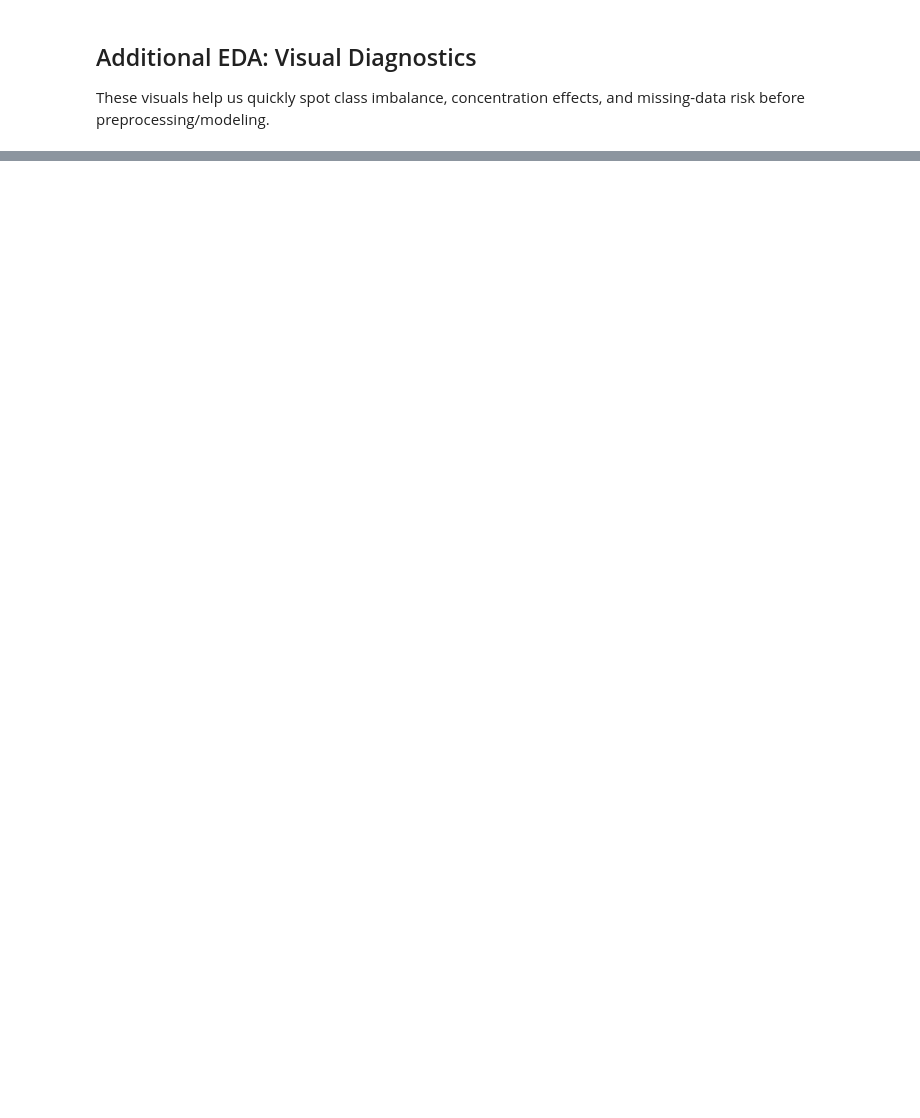
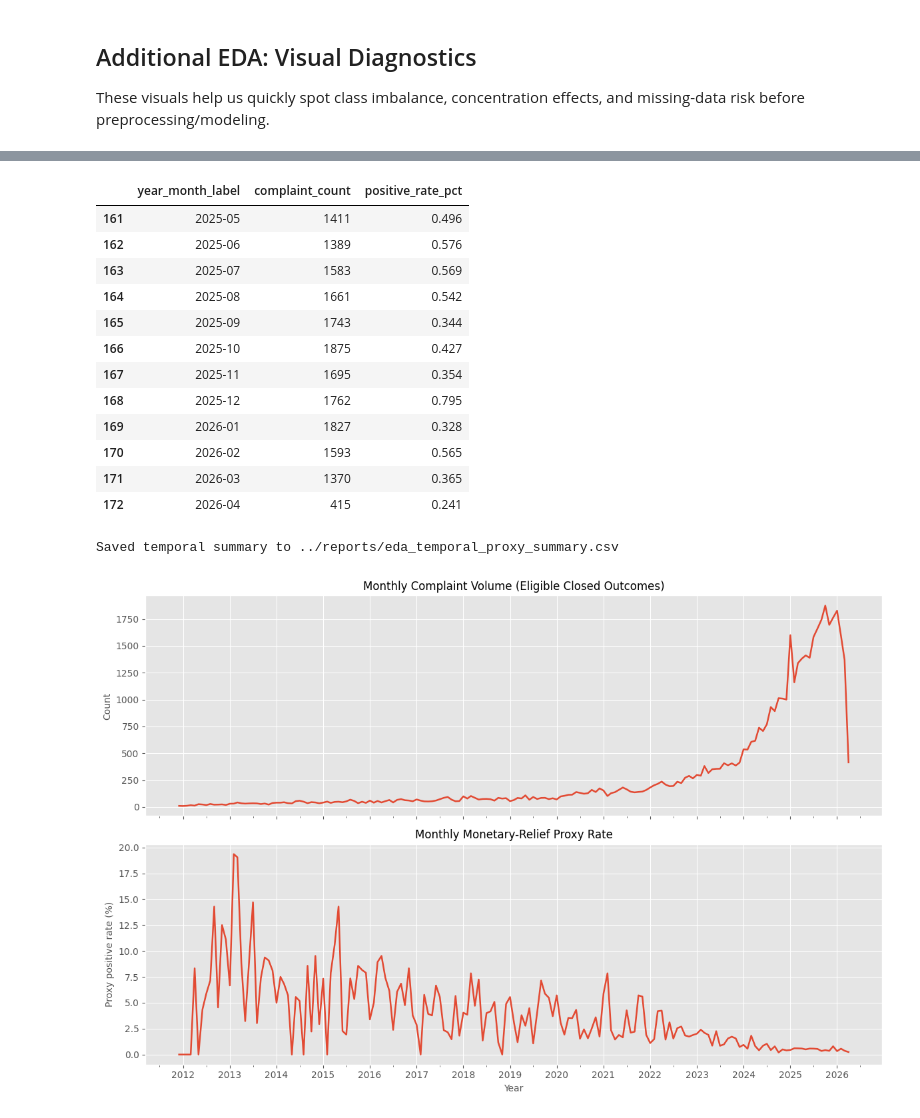
Before and after one commit to aminbadh/cfpb-complaint, a Jupyter notebook: notebooks/01_data_loading_and_eda.ipynb, the cells around one changed output, grey strips where cells are left out. Drawn from its saved outputs; the diff is of its cells as text; code cells hidden in the pictures; blank space fills up the shorter version.

```diff
--- a/notebooks/01_data_loading_and_eda.ipynb
+++ b/notebooks/01_data_loading_and_eda.ipynb
@@ -195,0 +316,60 @@ plot_top_counts(df, 'Company response to consumer', top_n=10, title='Company Res
+# %%
+# Temporal stability check: volume and proxy rate over time
+if eda_base is not None and 'Date received' in eda_base.columns:
+    import matplotlib.dates as mdates
+
+    monthly = eda_base.copy()
+    monthly['Date received'] = pd.to_datetime(monthly['Date received'], errors='coerce')
+    monthly = monthly.dropna(subset=['Date received'])
+    monthly['year_month'] = monthly['Date received'].dt.to_period('M').dt.to_timestamp()
+
+    monthly_summary = (
+        monthly.groupby('year_month')['eda_monetary_proxy']
+        .agg(complaint_count='size', positive_rate='mean')
+        .reset_index()
+        .sort_values('year_month')
+    )
+    monthly_summary['positive_rate_pct'] = (monthly_summary['positive_rate'] * 100).round(3)
+    monthly_summary['year_month_label'] = monthly_summary['year_month'].dt.strftime('%Y-%m')
+    display(monthly_summary[['year_month_label', 'complaint_count', 'positive_rate_pct']].tail(12))
+
+    out_path = Path('../reports/eda_temporal_proxy_summary.csv')
+    monthly_summary.to_csv(out_path, index=False)
+    print(f'Saved temporal summary to {out_path}')
+
+    fig, axes = plt.subplots(2, 1, figsize=(12, 8), sharex=True)
+    axes[0].plot(monthly_summary['year_month'], monthly_summary['complaint_count'], color='#E24A33', linewidth=1.8)
+    axes[0].set_title('Monthly Complaint Volume (Eligible Closed Outcomes)')
+    axes[0].set_ylabel('Count')
+
+    axes[1].plot(monthly_summary['year_month'], monthly_summary['positive_rate_pct'], color='#E24A33', linewidth=1.8)
+    axes[1].set_title('Monthly Monetary-Relief Proxy Rate')
+    axes[1].set_ylabel('Proxy positive rate (%)')
+    axes[1].set_xlabel('Year')
+
+    # Reduce clutter: show one major tick per year and lightly mark half-years.
+    axes[1].xaxis.set_major_locator(mdates.YearLocator(base=1))
+    axes[1].xaxis.set_major_formatter(mdates.DateFormatter('%Y'))
+    axes[1].xaxis.set_minor_locator(mdates.MonthLocator(bymonth=[1, 7]))
+    axes[1].tick_params(axis='x', rotation=0)
+
+    plt.tight_layout()
+    plt.show()
+else:
+    print('Date received column not available for temporal analysis.')
+# %% [output]
+|  | year_month_label | complaint_count | positive_rate_pct |
+| 161 | 2025-05 | 1411 | 0.496 |
+| 162 | 2025-06 | 1389 | 0.576 |
+| 163 | 2025-07 | 1583 | 0.569 |
+| 164 | 2025-08 | 1661 | 0.542 |
+| 165 | 2025-09 | 1743 | 0.344 |
+| 166 | 2025-10 | 1875 | 0.427 |
+| 167 | 2025-11 | 1695 | 0.354 |
+| 168 | 2025-12 | 1762 | 0.795 |
+| 169 | 2026-01 | 1827 | 0.328 |
+| 170 | 2026-02 | 1593 | 0.565 |
+| 171 | 2026-03 | 1370 | 0.365 |
+| 172 | 2026-04 | 415 | 0.241 |
+Saved temporal summary to ../reports/eda_temporal_proxy_summary.csv
+[figure, added]
```
Also changed, not shown: parts of 18 cells of this notebook, 15 other files.
